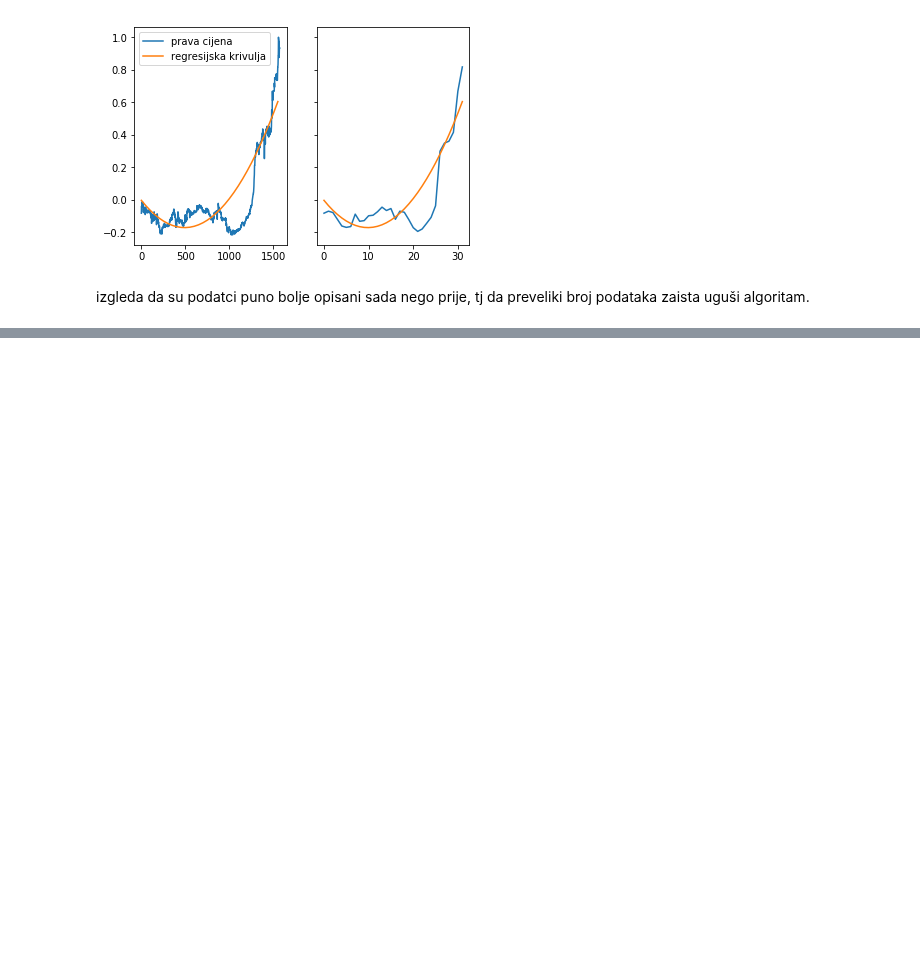
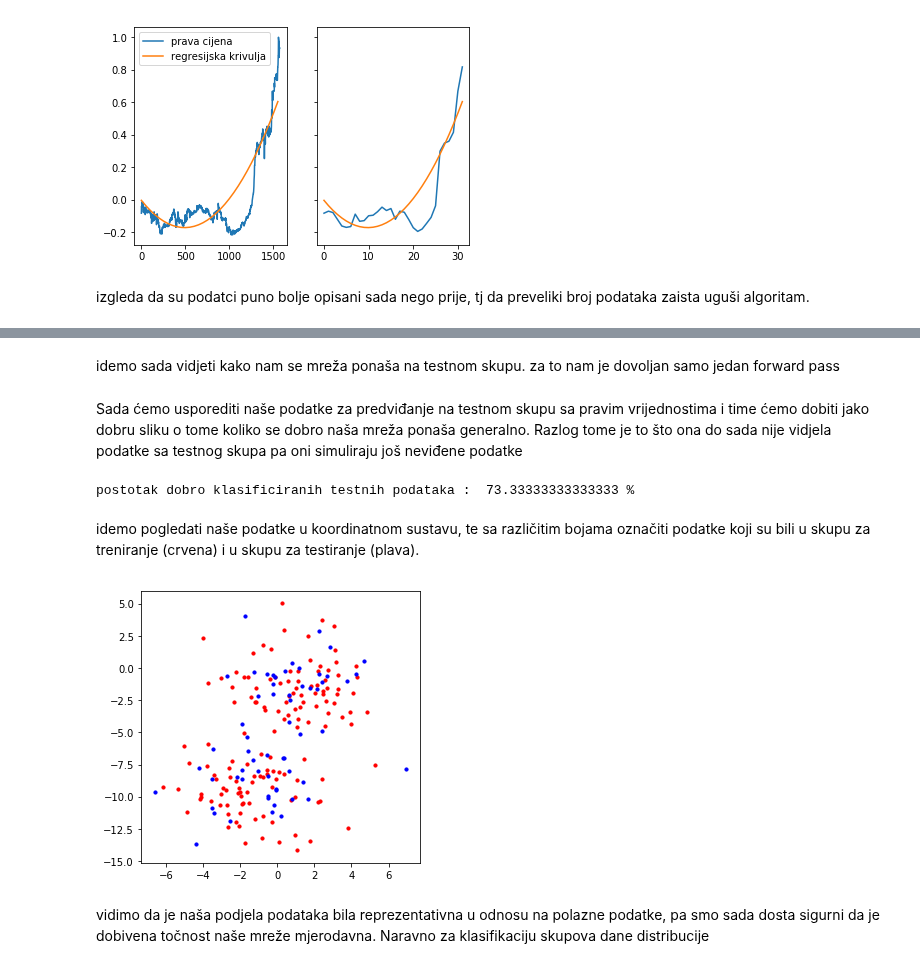
Before and after one commit to skrinjarf/Matemati-ki-softver, a Jupyter notebook: 1.zadaca.ipynb, the cells around one changed output, grey strips where cells are left out. Saved outputs shown, nothing was run; the diff lists cells and outputs as text; code cells hidden in the pictures; blank space fills up the shorter version.

Commit message:
Dodane neuralne mreže

```diff
--- a/1.zadaca.ipynb
+++ b/1.zadaca.ipynb
@@ -257,0 +265,5 @@ izgleda da su podatci puno bolje opisani sada nego prije, tj da preveliki broj p
+# %%
+X, y = make_blobs(n_samples=200, centers=2, cluster_std=2.0, random_state=2)
+X_train, X_test, y_train, y_test = particioniranje(X,y)
+y_train = y_train.reshape((140,1))
+X_train.shape, y_train.shape
@@ -257,0 +330,2 @@ izgleda da su podatci puno bolje opisani sada nego prije, tj da preveliki broj p
+# %% [markdown]
+idemo sada vidjeti kako nam se mreža ponaša na testnom skupu. za to nam je dovoljan samo jedan forward pass
@@ -257,0 +336,23 @@ izgleda da su podatci puno bolje opisani sada nego prije, tj da preveliki broj p
+# %% [markdown]
+Sada ćemo usporediti naše podatke za predviđanje na testnom skupu sa pravim vrijednostima i time ćemo dobiti jako dobru sliku o tome koliko se dobro naša mreža ponaša generalno. Razlog tome je to što ona do sada nije vidjela podatke sa testnog skupa pa oni simuliraju još neviđene podatke
+# %%
+y_pred=(y_pred >= 0.5).astype(int)
+y_pred = y_pred.reshape(60)
+pogodeni= np.sum(y_pred == y_test)
+accuracy = pogodeni/len(y_test)
+print("postotak dobro klasificiranih testnih podataka : ",accuracy*100,"%")
+# %% [output]
+postotak dobro klasificiranih testnih podataka :  73.33333333333333 %
+# %% [markdown]
+idemo pogledati naše podatke u koordinatnom sustavu, te sa različitim bojama označiti podatke koji su bili u skupu za treniranje (crvena) i u skupu za testiranje (plava).
+# %%
+fig, ax = plt.subplots(1, 1, figsize=(5, 5))
+
+ax.scatter(X_train[:, 0], X_train[:, 1], c="red", s=10)
+ax.scatter(X_test[:, 0], X_test[:, 1], c="blue", s=10)
+
+fig
+# %% [output]
+[figure, added]
+# %% [markdown]
+vidimo da je naša podjela podataka bila reprezentativna u odnosu na polazne podatke, pa smo sada dosta sigurni da je dobivena točnost naše mreže mjerodavna. Naravno za klasifikaciju skupova dane distribucije
```
Also changed, not shown: parts of 13 cells of this notebook.
